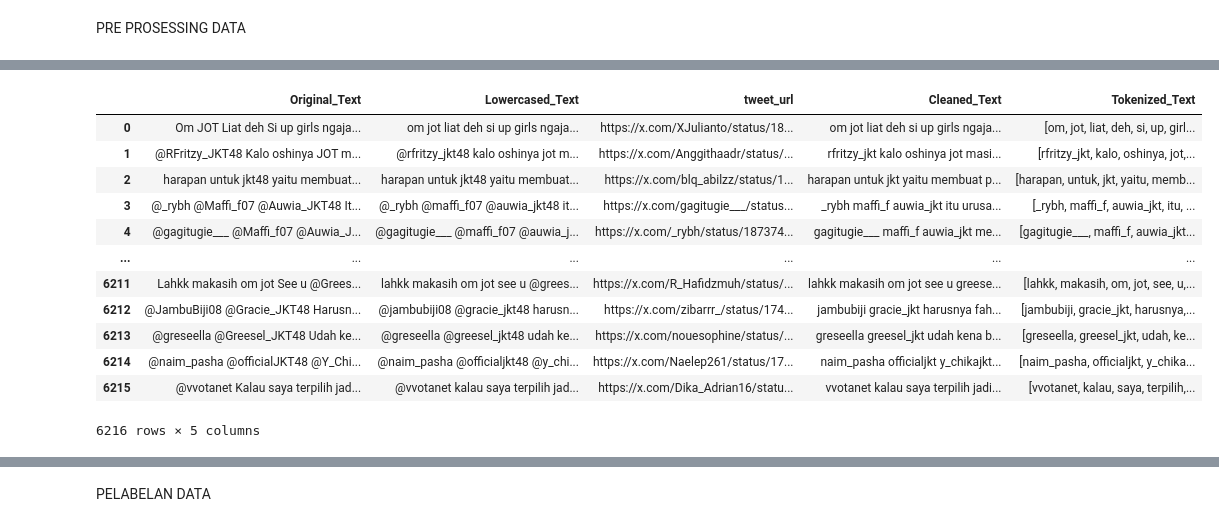
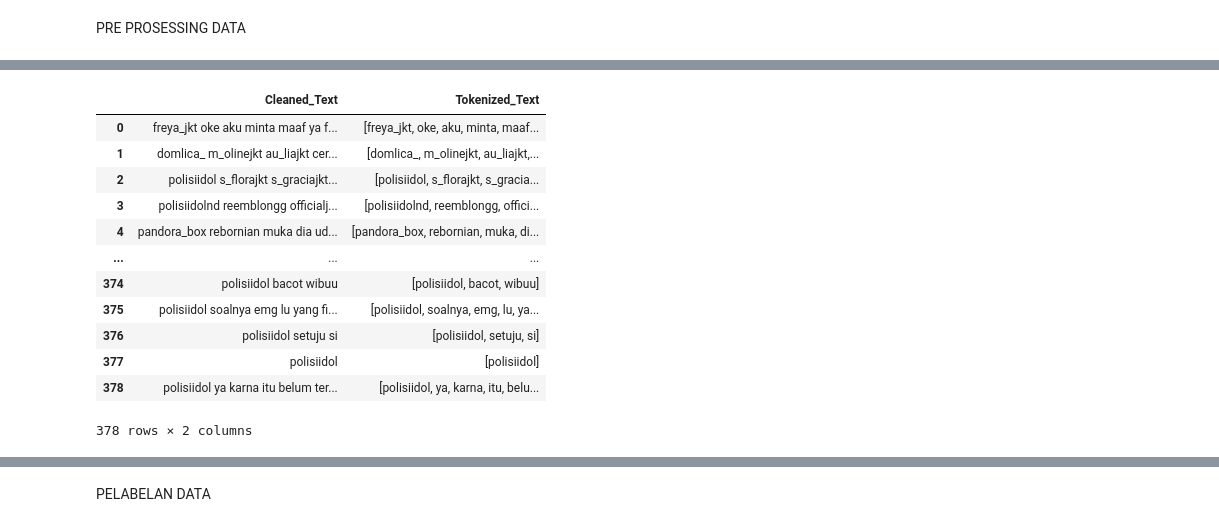
Before and after one commit to Igprad01/Sentimen-Analisis, a Jupyter notebook: Analisis_Sentimen.ipynb, the cells around one changed output, grey strips where cells are left out. Drawn from its saved outputs; the diff is of its cells as text; code cells hidden in the pictures.

```diff
--- a/Analisis_Sentimen.ipynb
+++ b/Analisis_Sentimen.ipynb
@@ -8,7 +8,7 @@ INPUT DATA SET
 import pandas as pd
 
 # load data
-files = '/content/sample_data/Gabungan sample crawling JOT jkt48.csv'
+files = '/content/sample_data/sexual_harassment gabung.csv'
 df = pd.read_csv(files)
 df.head()
 # display(df)
@@ -23,7 +44,10 @@ df.head()
 DETEKSI DUPLIKASI DATA
 # %%
 #duplicate data
-# df_duplicates = df[df.duplicated('full_text')]
-# display(df_duplicates)
+df_duplicates = df[df.duplicated('full_text')]
+#delete duplicates
+df = df.drop_duplicates(subset='full_text')
+display(df)
+#download
 # %% [output]
 |  | conversation_id_str | created_at | favorite_count | full_text | id_str | image_url | in_reply_to_screen_name | ... |
@@ -46,7 +70,7 @@ PRE PROSESSING DATA
 df_text = pd.DataFrame({
     'Original_Text': df['full_text'],
     'Lowercased_Text': df['full_text'].str.lower(),
-    'tweet_url': df['tweet_url']
+    # 'tweet_url': df['tweet_url']
 })
 
 display(df_text)
@@ -75,12 +99,10 @@ def clean_text(text):
     text = re.sub(r'\d','', text) #remove Angka
     text = re.sub(r'@|w\s','',text) #remove Karakter @ dan pola khusus
     text = re.sub(r'\s+', ' ', text) #remove spasi ganda
+    text = text.strip() #remove spasi awal dan akhir
     return text
 
 
 df_text['Cleaned_Text'] = df_text['Lowercased_Text'].apply(clean_text)
-display(df_text)
-
-#download csv
-# df_text_cleaning.to_csv('df_text_cleaning.csv', index=False)
+display(df_text[['Lowercased_Text','Cleaned_Text']])
 # %% [output]
@@ -113,19 +137,20 @@ from Sastrawi.StopWordRemover.StopWordRemoverFactory import StopWordRemoverFacto
 # %%
 #Tokenization
 df_text['Tokenized_Text'] = df_text['Cleaned_Text'].apply(word_tokenize)
-display(df_text)
-# display(df_text[['Tokenized_Text','Cleaned_Text']])
+#display(df_text)
+display(df_text[['Cleaned_Text','Tokenized_Text']])
+df_text.to_csv('df_text_token_sexual_harasment.csv', index=False)
 # %% [output]
-|  | Original_Text | Lowercased_Text | tweet_url | Cleaned_Text | Tokenized_Text |
-| 0 | Om JOT Liat deh Si up girls ngaja... | om jot liat deh si up girls ngaja... | https://x.com/XJulianto/status/18... | om jot liat deh si up girls ngaja... | [om, jot, liat, deh, si, up, girl... |
-| 1 | @RFritzy_JKT48 Kalo oshinya JOT m... | @rfritzy_jkt48 kalo oshinya jot m... | https://x.com/Anggithaadr/status/... | rfritzy_jkt kalo oshinya jot masi... | [rfritzy_jkt, kalo, oshinya, jot,... |
-| 2 | harapan untuk jkt48 yaitu membuat... | harapan untuk jkt48 yaitu membuat... | https://x.com/blq_abilzz/status/1... | harapan untuk jkt yaitu membuat p... | [harapan, untuk, jkt, yaitu, memb... |
-| 3 | @_rybh @Maffi_f07 @Auwia_JKT48 It... | @_rybh @maffi_f07 @auwia_jkt48 it... | https://x.com/gagitugie___/status... | _rybh maffi_f auwia_jkt itu urusa... | [_rybh, maffi_f, auwia_jkt, itu, ... |
-| 4 | @gagitugie___ @Maffi_f07 @Auwia_J... | @gagitugie___ @maffi_f07 @auwia_j... | https://x.com/_rybh/status/187374... | gagitugie___ maffi_f auwia_jkt me... | [gagitugie___, maffi_f, auwia_jkt... |
-| ... | ... | ... | ... | ... | ... |
-| 6211 | Lahkk makasih om jot See u @Grees... | lahkk makasih om jot see u @grees... | https://x.com/R_Hafidzmuh/status/... | lahkk makasih om jot see u greese... | [lahkk, makasih, om, jot, see, u,... |
-| 6212 | @JambuBiji08 @Gracie_JKT48 Harusn... | @jambubiji08 @gracie_jkt48 harusn... | https://x.com/zibarrr_/status/174... | jambubiji gracie_jkt harusnya fah... | [jambubiji, gracie_jkt, harusnya,... |
-| 6213 | @greseella @Greesel_JKT48 Udah ke... | @greseella @greesel_jkt48 udah ke... | https://x.com/nouesophine/status/... | greseella greesel_jkt udah kena b... | [greseella, greesel_jkt, udah, ke... |
-| 6214 | @naim_pasha @officialJKT48 @Y_Chi... | @naim_pasha @officialjkt48 @y_chi... | https://x.com/Naelep261/status/17... | naim_pasha officialjkt y_chikajkt... | [naim_pasha, officialjkt, y_chika... |
-| 6215 | @vvotanet Kalau saya terpilih jad... | @vvotanet kalau saya terpilih jad... | https://x.com/Dika_Adrian16/statu... | vvotanet kalau saya terpilih jadi... | [vvotanet, kalau, saya, terpilih,... |
+|  | Cleaned_Text | Tokenized_Text |
+| 0 | freya_jkt oke aku minta maaf ya f... | [freya_jkt, oke, aku, minta, maaf... |
+| 1 | domlica_ m_olinejkt au_liajkt cer... | [domlica_, m_olinejkt, au_liajkt,... |
+| 2 | polisiidol s_florajkt s_graciajkt... | [polisiidol, s_florajkt, s_gracia... |
+| 3 | polisiidolnd reemblongg officialj... | [polisiidolnd, reemblongg, offici... |
+| 4 | pandora_box rebornian muka dia ud... | [pandora_box, rebornian, muka, di... |
+| ... | ... | ... |
+| 374 | polisiidol bacot wibuu | [polisiidol, bacot, wibuu] |
+| 375 | polisiidol soalnya emg lu yang fi... | [polisiidol, soalnya, emg, lu, ya... |
+| 376 | polisiidol setuju si | [polisiidol, setuju, si] |
+| 377 | polisiidol | [polisiidol] |
+| 378 | polisiidol ya karna itu belum ter... | [polisiidol, ya, karna, itu, belu... |
-6216 rows × 5 columns
+378 rows × 2 columns
```
Also changed, not shown: parts of 13 cells of this notebook.
